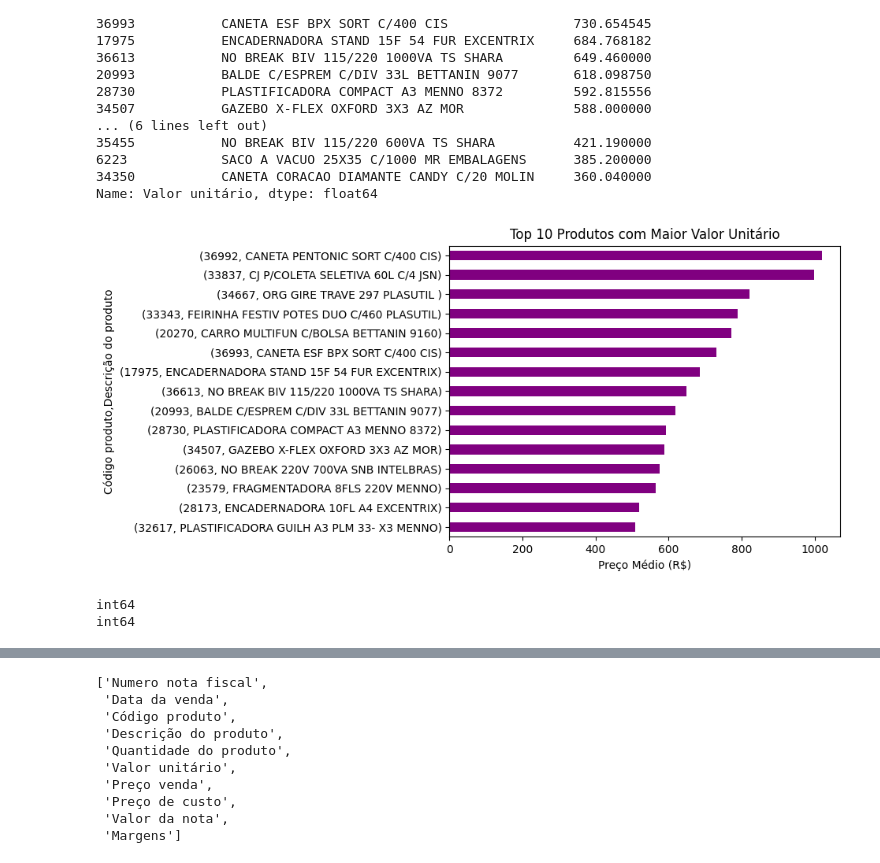
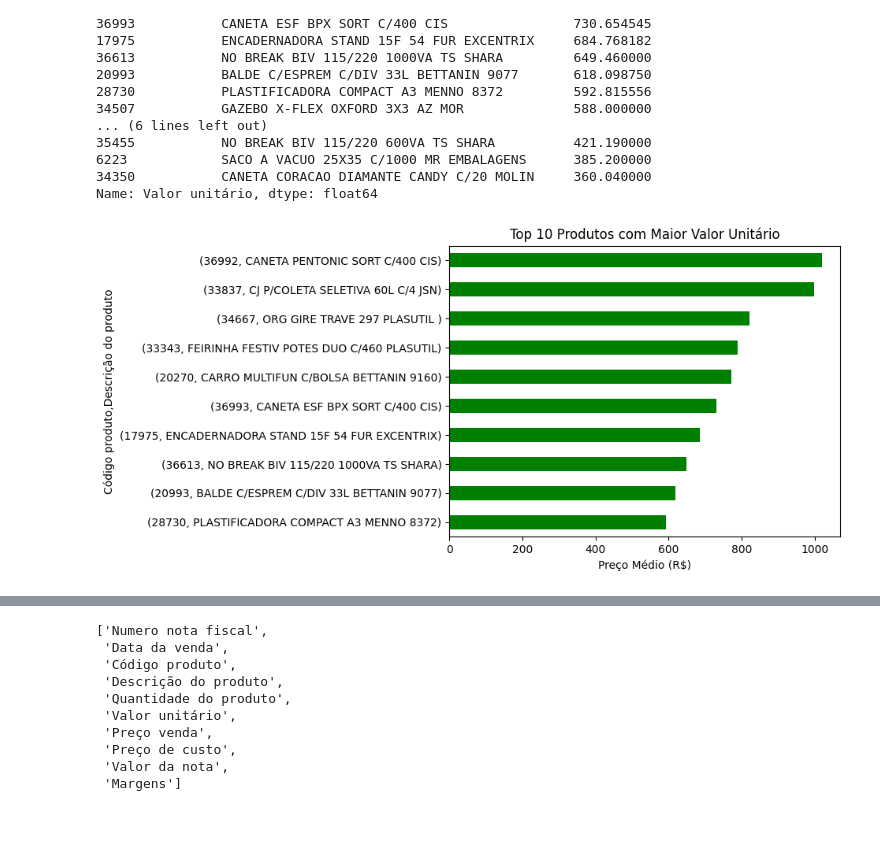
Before and after one commit to PauloQuirinoMN/Sistema-de-Recomendacao-e-Cross-selling, a Jupyter notebook: exploratoria.ipynb, the cells around one changed output, grey strips where cells are left out. Saved outputs shown, nothing was run; the diff lists cells and outputs as text; code cells hidden in the pictures; blank space fills up the shorter version.

Commit message:
Exploração gráficas da base

```diff
--- a/exploratoria.ipynb
+++ b/exploratoria.ipynb
@@ -121,18 +136,12 @@ Código produto  Descrição do produto
 34350           CANETA CORACAO DIAMANTE CANDY C/20 MOLIN     360.040000
 Name: Valor unitário, dtype: float64
 # %%
-ticket_medio_por_produto.head(15).plot(kind='barh', color='purple', title='Top 10 Produtos com Maior Valor Unitário')
+ticket_medio_por_produto.head(10).plot(kind='barh', color='green', title='Top 10 Produtos com Maior Valor Unitário')
 plt.xlabel('Preço Médio (R$)')
 plt.gca().invert_yaxis()  # Inverte a ordem para exibir o maior no topo
 plt.show()
 # %% [output]
-[figure, old version]
+[figure, new version]
-# %%
-print(base_notas['Código produto'].dtype)
-print(base_estoque['Código Produto'].dtype)
-# %% [output]
-int64
-int64
 # %%
 base_estoque.columns.tolist()
 # %% [output]
```
Also changed, not shown: parts of 32 cells of this notebook, 1 other file.
